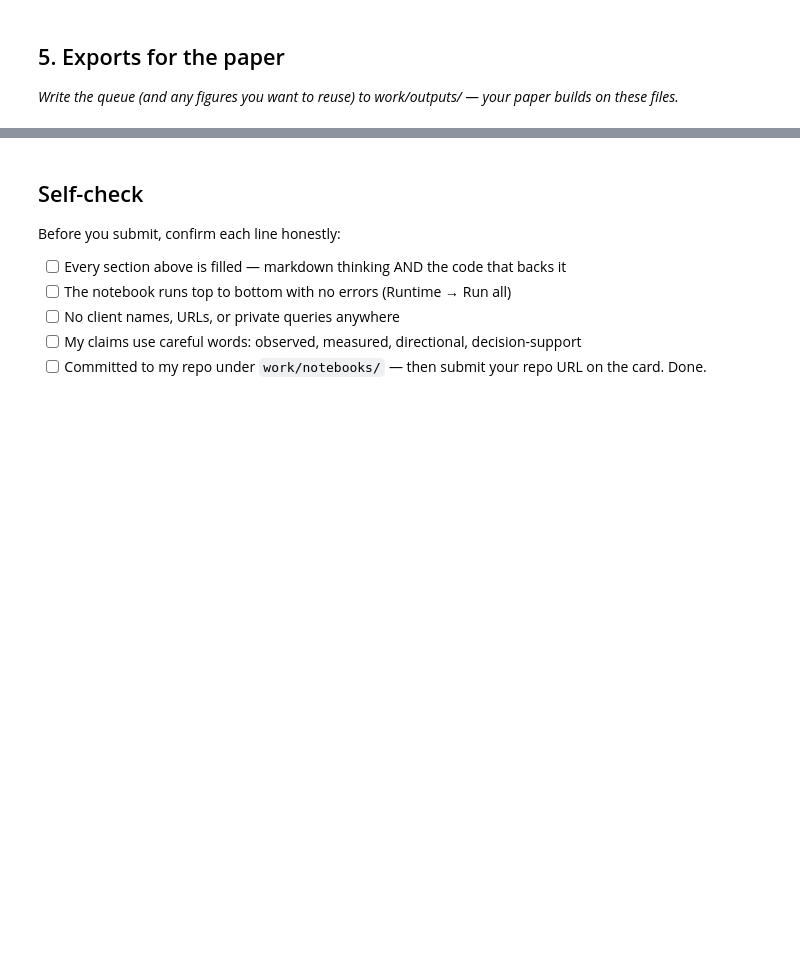
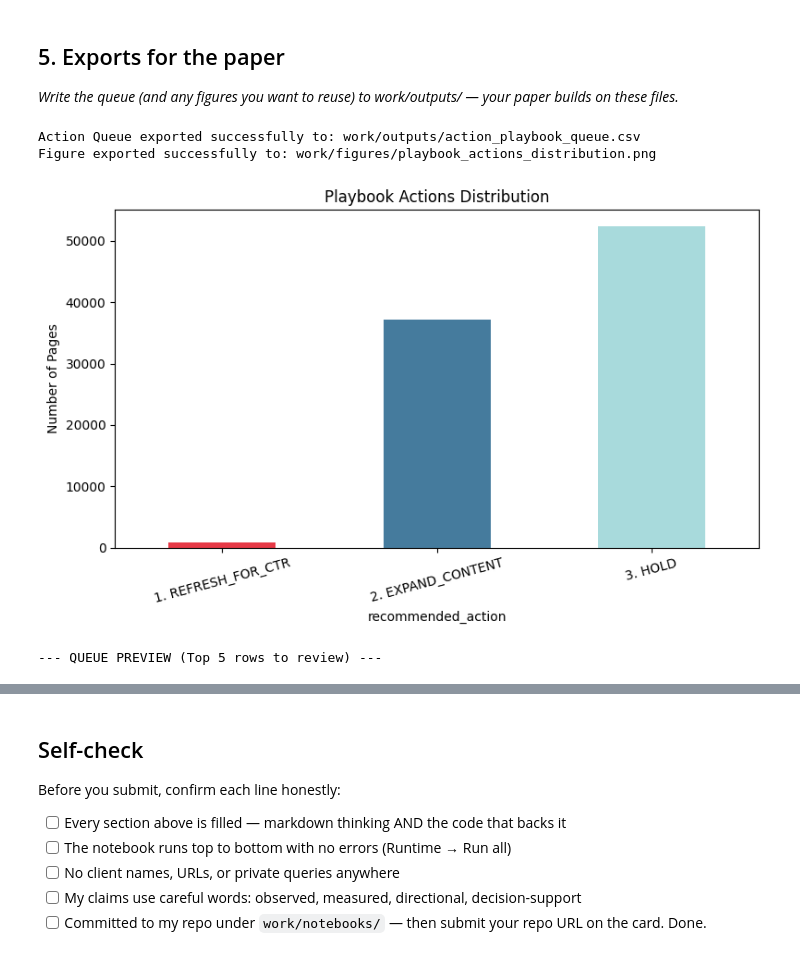
Before and after one commit to s-safwan/ml-internship-flyrank, a Jupyter notebook: work/notebooks/w07_action_playbook.ipynb, the cells around one changed output, grey strips where cells are left out. Cells and saved outputs as stored; diff of their text form; code cells hidden in the pictures; blank space fills up the shorter version.

```diff
--- a/work/notebooks/w07_action_playbook.ipynb
+++ b/work/notebooks/w07_action_playbook.ipynb
@@ -43,0 +96,73 @@ This skeleton is yours to fill. Work the sections **in order** — each one has
+# %%
+# This cell is for CODE (numbers, a query, a check).
+# Write your text answer in the cell ABOVE this one — typing sentences here breaks Run All.
+
+import duckdb
+import pandas as pd
+import os
+import matplotlib.pyplot as plt
+from google.colab import userdata
+
+# 1. Setup folders for exports
+os.makedirs('work/outputs', exist_ok=True)
+os.makedirs('work/figures', exist_ok=True)
+
+# 2. Database Connection
+hf_token = userdata.get('HF_TOKEN')
+con = duckdb.connect()
+con.execute("INSTALL httpfs; LOAD httpfs;")
+con.execute(f"CREATE SECRET (TYPE HUGGINGFACE, TOKEN '{hf_token}');")
+hf_path = "hf://datasets/FlyRank/internship-warehouse/fact_content_daily_performance/month=2026-03/*.parquet"
+
+# 3. Building the Action Queue (Applying the Playbook Rules)
+q_queue = f"""
+SELECT
+    content_hash_id,
+    MAX(gsc_impressions) as max_impressions,
+    AVG(gsc_avg_position) as avg_position,
+    MAX(ga4_sessions) as max_sessions,
+    CASE
+        WHEN MAX(gsc_impressions) > 1000 AND AVG(gsc_avg_position) > 10 THEN '1. REFRESH_FOR_CTR'
+        WHEN AVG(gsc_avg_position) <= 10 AND MAX(ga4_sessions) < 50 THEN '2. EXPAND_CONTENT'
+        ELSE '3. HOLD'
+    END as recommended_action,
+    CASE
+        WHEN MAX(gsc_impressions) > 1000 AND AVG(gsc_avg_position) > 10 THEN 'HIGH_VOL_LOW_RANK'
+        WHEN AVG(gsc_avg_position) <= 10 AND MAX(ga4_sessions) < 50 THEN 'HIGH_RANK_LOW_ENGAGEMENT'
+        ELSE 'LOW_PRIORITY_OR_NO_DATA'
+    END as reason_code
+FROM read_parquet('{hf_path}')
+WHERE ga4_data_available IS TRUE
+GROUP BY content_hash_id
+"""
+df_queue = con.execute(q_queue).df()
+
+# Sort by priority and impressions
+df_queue = df_queue.sort_values(by=['recommended_action', 'max_impressions'], ascending=[True, False])
+
+# 4. Export CSV (Queue file)
+csv_path = 'work/outputs/action_playbook_queue.csv'
+df_queue.to_csv(csv_path, index=False)
+print(f"Action Queue exported successfully to: {csv_path}")
+
+# 5. Export a Figure for the Research Paper
+plt.figure(figsize=(8, 5))
+action_counts = df_queue['recommended_action'].value_counts().sort_index()
+action_counts.plot(kind='bar', color=['#e63946', '#457b9d', '#a8dadc'])
+plt.title('Playbook Actions Distribution')
+plt.ylabel('Number of Pages')
+plt.xticks(rotation=15)
+plt.tight_layout()
+
+fig_path = 'work/figures/playbook_actions_distribution.png'
+plt.savefig(fig_path)
+print(f"Figure exported successfully to: {fig_path}")
+plt.show()
+
+print("\n--- QUEUE PREVIEW (Top 5 rows to review) ---")
+display(df_queue.head())
+# %% [output]
+Action Queue exported successfully to: work/outputs/action_playbook_queue.csv
+Figure exported successfully to: work/figures/playbook_actions_distribution.png
+[figure, added]
+--- QUEUE PREVIEW (Top 5 rows to review) ---
```
Also changed, not shown: parts of 6 cells of this notebook.
